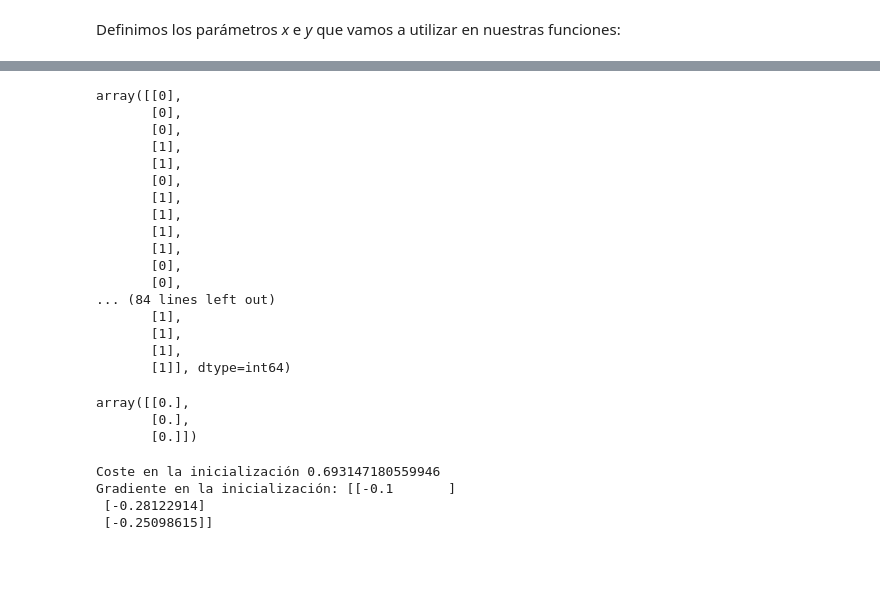
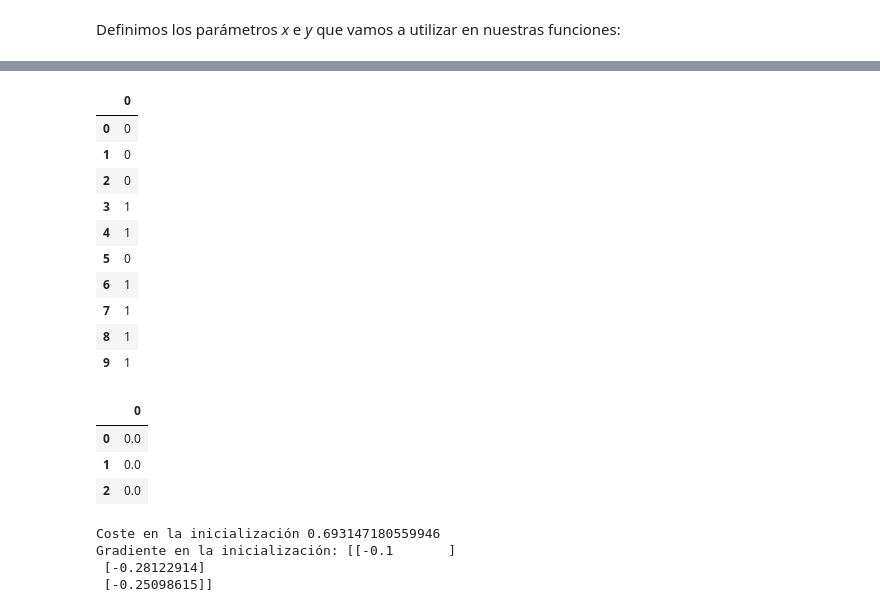
Before and after one commit to jlopezgaldon/machine_learning, a Jupyter notebook: lab01/notebooks/00_Gradient_Descent.ipynb, the cells around one changed output, grey strips where cells are left out. Saved outputs shown, nothing was run; the diff lists cells and outputs as text; code cells hidden in the pictures; blank space fills up the shorter version.

```diff
--- a/lab01/notebooks/00_Gradient_Descent.ipynb
+++ b/lab01/notebooks/00_Gradient_Descent.ipynb
@@ -273,33 +274,28 @@ array([[ 1.        , -1.60224763,  0.63834112],
 # %%
     # Pasamos resultados a formato columna
 y = resultados.reshape(filas, 1)
-y
+mostrar10(y)
 # %% [output]
-array([[0],
-       [0],
-       [0],
-       [1],
-       [1],
-       [0],
-       [1],
-       [1],
-       [1],
-       [1],
-       [0],
-       [0],
-... (84 lines left out)
-       [1],
-       [1],
-       [1],
-       [1]], dtype=int64)
+|  | 0 |
+| 0 | 0 |
+| 1 | 0 |
+| 2 | 0 |
+| 3 | 1 |
+| 4 | 1 |
+| 5 | 0 |
+| 6 | 1 |
+| 7 | 1 |
+| 8 | 1 |
+| 9 | 1 |
 # %%
     # Añadimos los parámetros de theta
 theta_inicial = np.zeros((columnas + 1, 1))
-theta_inicial
+mostrar10(theta_inicial)
 # %% [output]
-array([[0.],
-       [0.],
-       [0.]])
+|  | 0 |
+| 0 | 0.0 |
+| 1 | 0.0 |
+| 2 | 0.0 |
 # %%
     # Aplicamos nuestra función con los parámetros inicales
 cost, gradient = fun_coste(theta_inicial, x, y)
```
Also changed, not shown: parts of 7 cells of this notebook, 2 other files.
